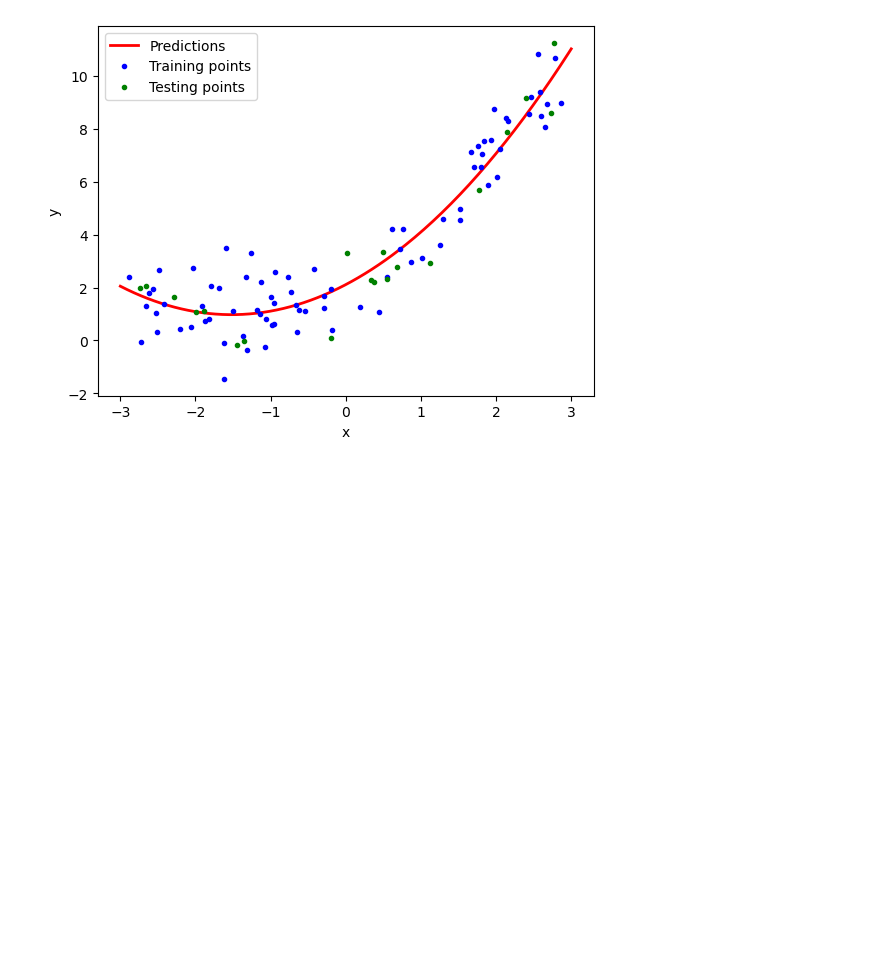
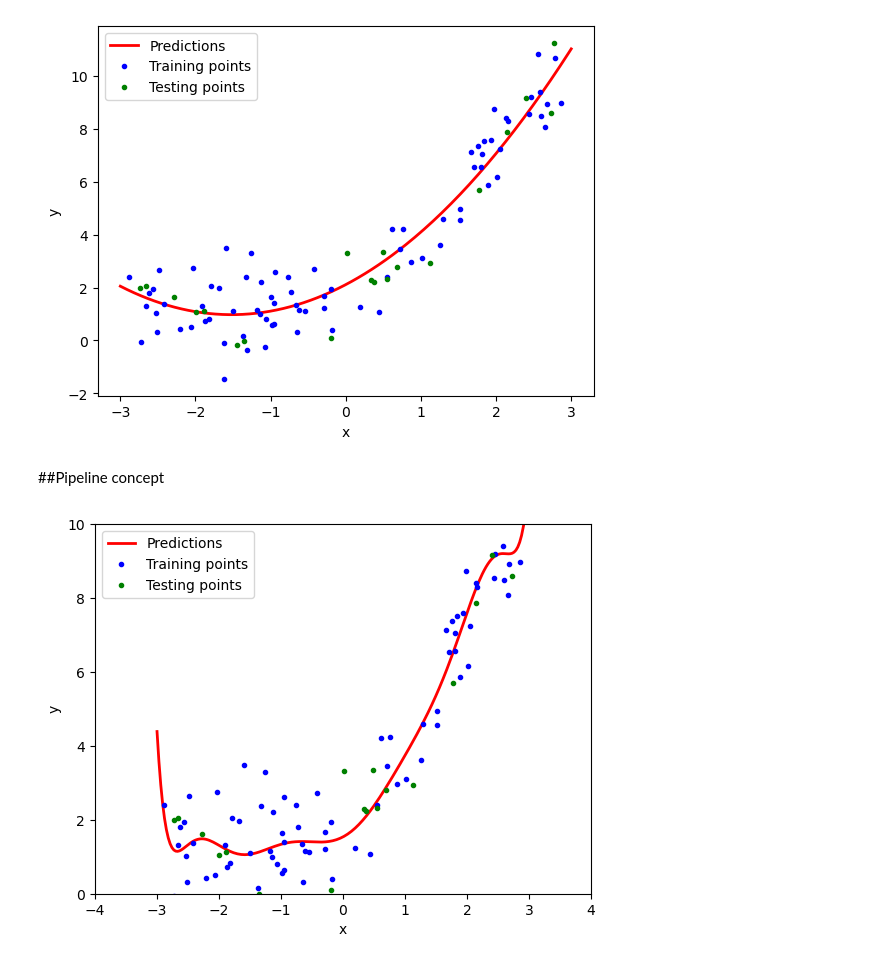
Before and after one commit to sdrapinski/python-ml-2024, a Jupyter notebook: udemy/linear_regresion/polynomial_regresion.ipynb, the cells around one changed output. Saved outputs shown, nothing was run; the diff lists cells and outputs as text; code cells hidden in the pictures; blank space fills up the shorter version.

Commit message:
pipeline concept

```diff
--- a/udemy/linear_regresion/polynomial_regresion.ipynb
+++ b/udemy/linear_regresion/polynomial_regresion.ipynb
@@ -94,3 +94,5 @@ plt.legend()
 plt.show()
 # %% [output]
 [figure]
+# %% [markdown]
+##Pipeline concept
@@ -96,0 +101,23 @@ plt.show()
+# %%
+def poly_regression(degree):
+    X_new = np.linspace(-3,3,200).reshape(200,1)
+    poly_features = PolynomialFeatures(degree=degree,include_bias=True)
+    lin_reg = LinearRegression()
+    poly_regression=Pipeline([
+        ("poly_features",poly_features),("lin_reg",lin_reg)
+    ])
+    poly_regression.fit(x_train,y_train)
+    y_pred_new = poly_regression.predict(X_new)
+    #ploting prediction line
+    plt.plot(X_new,y_pred_new,"r",linewidth=2,label="Predictions")
+    plt.plot(x_train,y_train,"b.",linewidth=2,label="Training points")
+    plt.plot(x_test,y_test,"g.",linewidth=2,label="Testing points")
+    plt.xlabel("x")
+    plt.ylabel("y")
+    plt.legend()
+    plt.axis([-4,4,0,10])
+    plt.show()
+# %%
+poly_regression(10)
+# %% [output]
+[figure, added]
```
Also changed, not shown: parts of 1 cell of this notebook.
